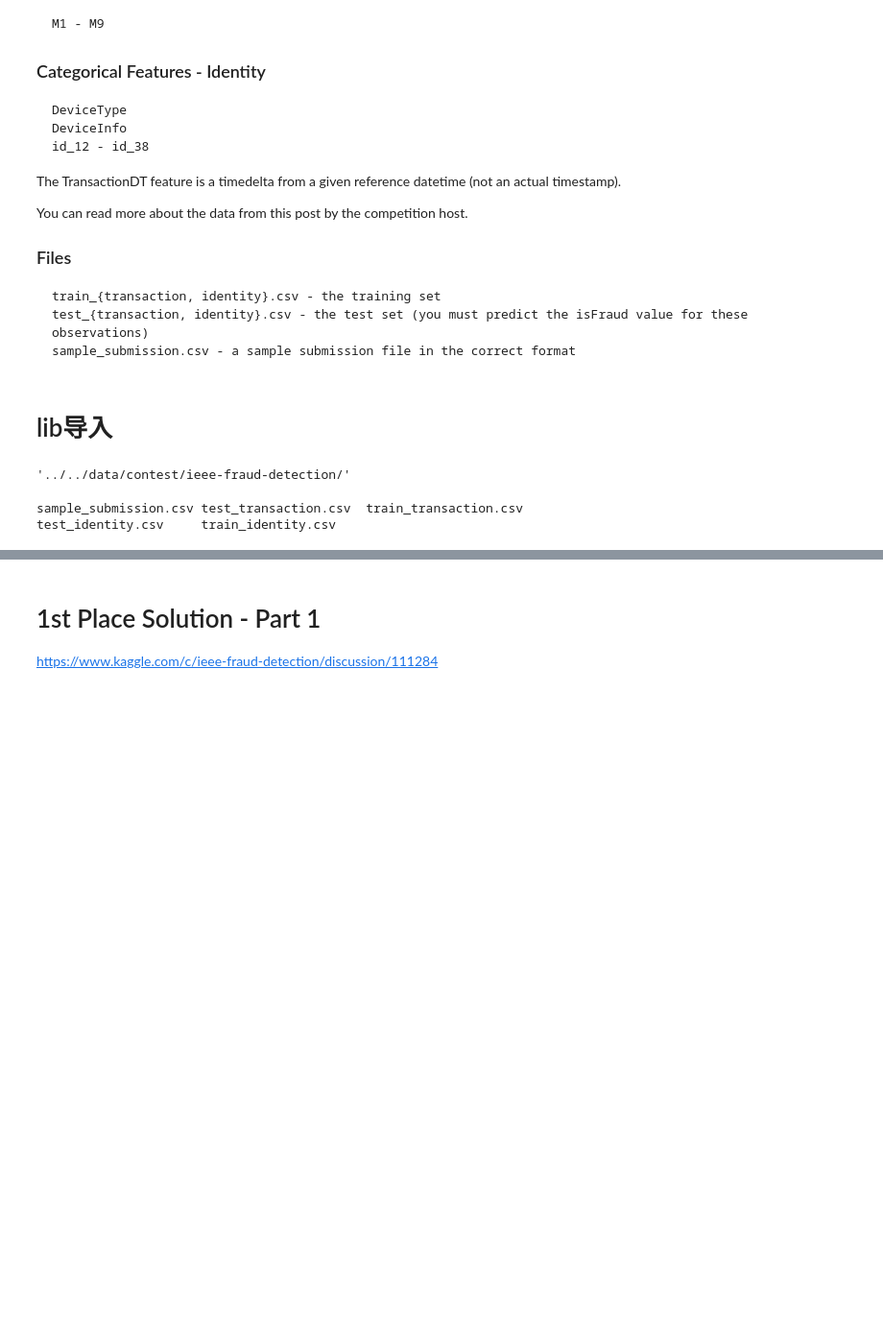
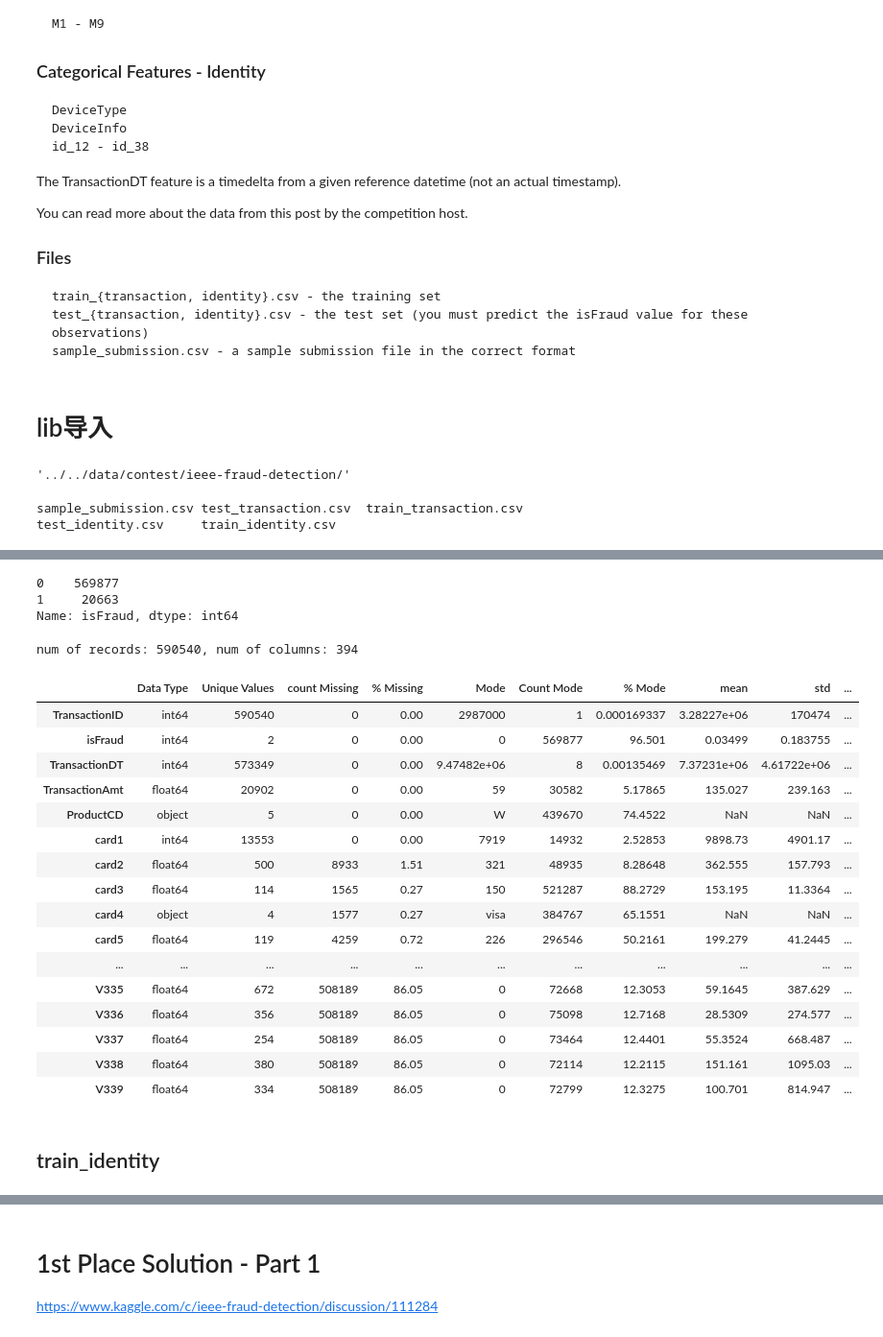
Before and after one commit to mayi140611/myappsexlib, a Jupyter notebook: hist_kaggle_2019_IEEE-CIS_Fraud_Detection/0EDA.ipynb, the cells around one changed output, grey strips where cells are left out. Shown at 96% size. Saved outputs shown, nothing was run; the diff lists cells and outputs as text; code cells hidden in the pictures; blank space fills up the shorter version.

```diff
--- a/hist_kaggle_2019_IEEE-CIS_Fraud_Detection/0EDA.ipynb
+++ b/hist_kaggle_2019_IEEE-CIS_Fraud_Detection/0EDA.ipynb
@@ -95,7 +95,7 @@ from code.config import *
 from loguru import logger
 import numpy as np
 import pandas as pd
-pd.set_option('display.max_rows', 200)
+pd.set_option('display.max_rows', 500)
 pd.set_option('display.max_columns', 100)  # 设置显示数据的最大列数，防止出现省略号…，导致数据显示不全
 pd.set_option('expand_frame_repr', False)  # 当列太多时不自动换行
 # %%
@@ -115,0 +158,6 @@ test_identity.csv     train_identity.csv
+# %%
+cols_str = 'TransactionID ProductCD card1 card2 card3 card4 card5 card6 addr1 addr2 P_emaildomain R_emaildomain'.split()\
+            + [f'M{i+1}' for i in range(9)]
+train_transaction = pd.read_csv(os.path.join(args.DATA_DIR, 'train_transaction.csv')\
+#                                 , converters={c: str for c in cols_str}
+                               )
@@ -115,0 +174,32 @@ test_identity.csv     train_identity.csv
+# %%
+train_transaction.isFraud.value_counts()
+# %% [output]
+0    569877
+1     20663
+Name: isFraud, dtype: int64
+# %%
+train_transaction_info = describe(train_transaction)
+# %% [output]
+num of records: 590540, num of columns: 394
+# %%
+train_transaction_info
+# %% [output]
+|  | Data Type | Unique Values | count Missing | % Missing | Mode | Count Mode | % Mode | mean | std | ... |
+| TransactionID | int64 | 590540 | 0 | 0.00 | 2987000 | 1 | 0.000169337 | 3.28227e+06 | 170474 | ... |
+| isFraud | int64 | 2 | 0 | 0.00 | 0 | 569877 | 96.501 | 0.03499 | 0.183755 | ... |
+| TransactionDT | int64 | 573349 | 0 | 0.00 | 9.47482e+06 | 8 | 0.00135469 | 7.37231e+06 | 4.61722e+06 | ... |
+| TransactionAmt | float64 | 20902 | 0 | 0.00 | 59 | 30582 | 5.17865 | 135.027 | 239.163 | ... |
+| ProductCD | object | 5 | 0 | 0.00 | W | 439670 | 74.4522 | NaN | NaN | ... |
+| card1 | int64 | 13553 | 0 | 0.00 | 7919 | 14932 | 2.52853 | 9898.73 | 4901.17 | ... |
+| card2 | float64 | 500 | 8933 | 1.51 | 321 | 48935 | 8.28648 | 362.555 | 157.793 | ... |
+| card3 | float64 | 114 | 1565 | 0.27 | 150 | 521287 | 88.2729 | 153.195 | 11.3364 | ... |
+| card4 | object | 4 | 1577 | 0.27 | visa | 384767 | 65.1551 | NaN | NaN | ... |
+| card5 | float64 | 119 | 4259 | 0.72 | 226 | 296546 | 50.2161 | 199.279 | 41.2445 | ... |
+| ... | ... | ... | ... | ... | ... | ... | ... | ... | ... | ... |
+| V335 | float64 | 672 | 508189 | 86.05 | 0 | 72668 | 12.3053 | 59.1645 | 387.629 | ... |
+| V336 | float64 | 356 | 508189 | 86.05 | 0 | 75098 | 12.7168 | 28.5309 | 274.577 | ... |
+| V337 | float64 | 254 | 508189 | 86.05 | 0 | 73464 | 12.4401 | 55.3524 | 668.487 | ... |
+| V338 | float64 | 380 | 508189 | 86.05 | 0 | 72114 | 12.2115 | 151.161 | 1095.03 | ... |
+| V339 | float64 | 334 | 508189 | 86.05 | 0 | 72799 | 12.3275 | 100.701 | 814.947 | ... |
+# %% [markdown]
+## train_identity
```
Also changed, not shown: parts of 59 cells of this notebook, 1 other file.
